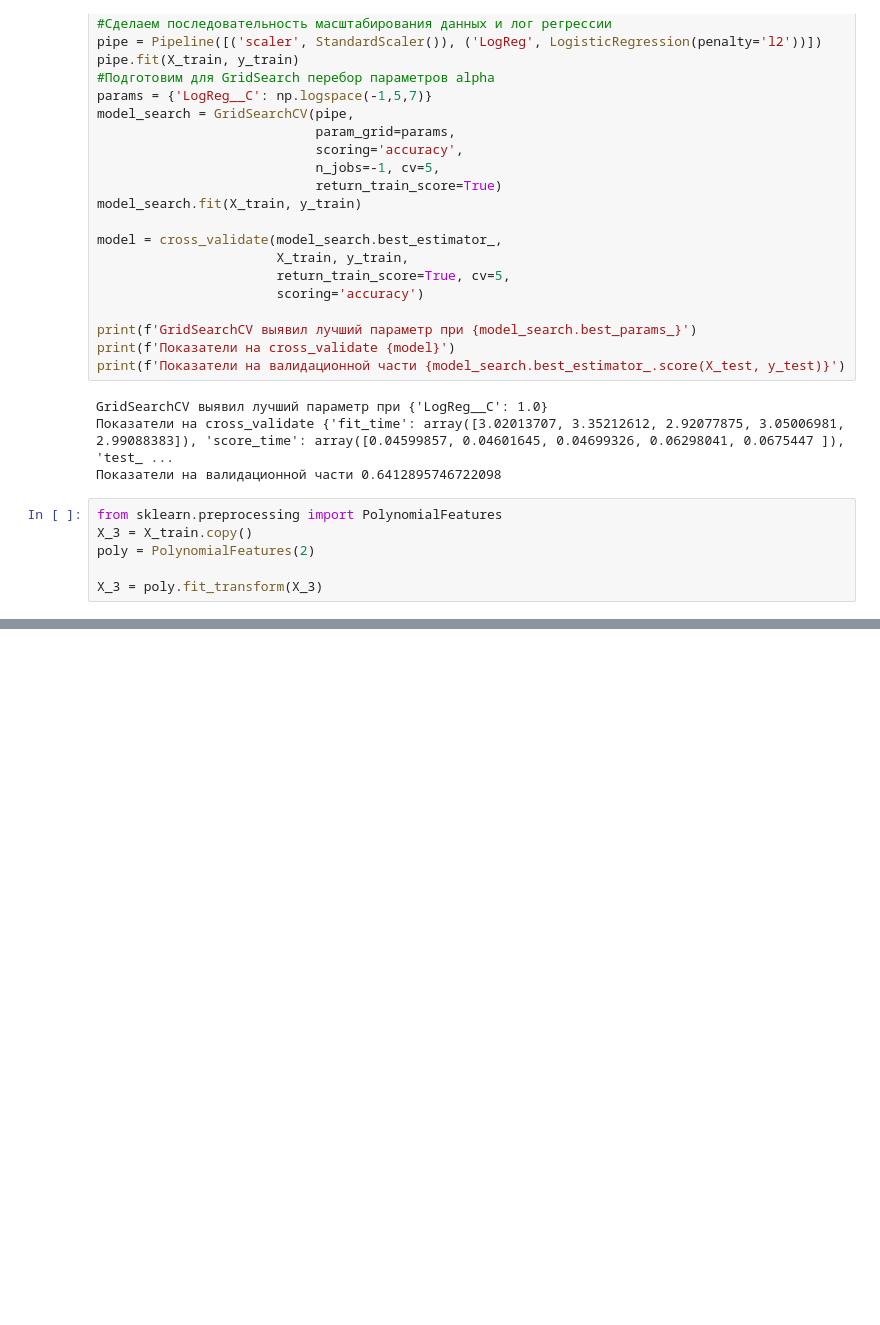
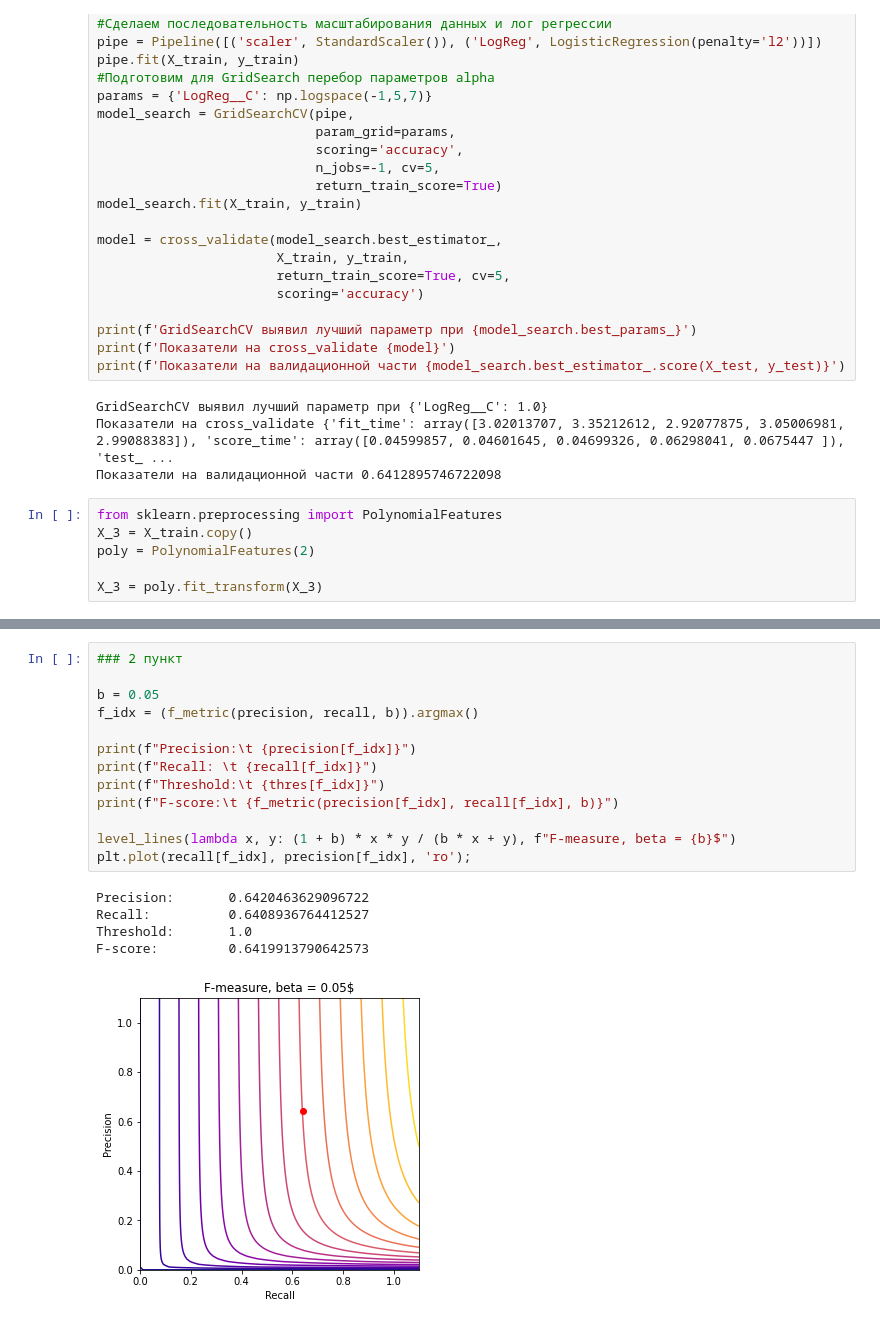
Before and after one commit to AlexanderGithubProfile/TEMP_WORKING_REPOSITORY, a Jupyter notebook: karpov_start_ml_course.ipynb, the cells around one changed output, grey strips where cells are left out. Cells and saved outputs as stored; diff of their text form; blank space fills up the shorter version.

```diff
--- a/karpov_start_ml_course.ipynb
+++ b/karpov_start_ml_course.ipynb
@@ -2363,0 +2341,19 @@ person2 = Person.from_birth_year('Roark', 1994)
+# %%
+### 2 пункт
+
+b = 0.05
+f_idx = (f_metric(precision, recall, b)).argmax()
+
+print(f"Precision:\t {precision[f_idx]}")
+print(f"Recall: \t {recall[f_idx]}")
+print(f"Threshold:\t {thres[f_idx]}")
+print(f"F-score:\t {f_metric(precision[f_idx], recall[f_idx], b)}")
+
+level_lines(lambda x, y: (1 + b) * x * y / (b * x + y), f"F-measure, beta = {b}$")
+plt.plot(recall[f_idx], precision[f_idx], 'ro');
+# %% [output]
+Precision:       0.6420463629096722
+Recall:          0.6408936764412527
+Threshold:       1.0
+F-score:         0.6419913790642573
+[figure, added]
```
Also changed, not shown: parts of 42 cells of this notebook.
